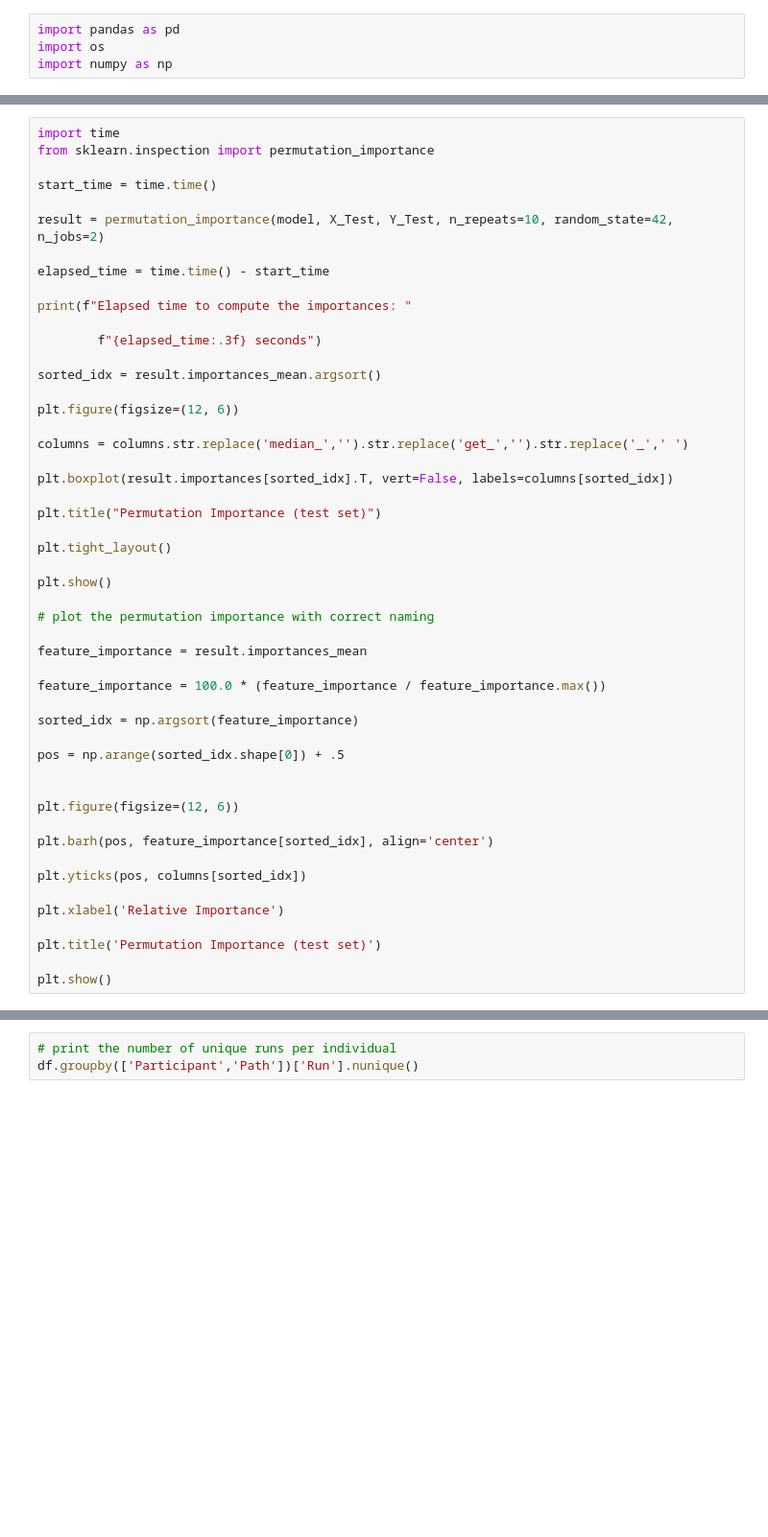
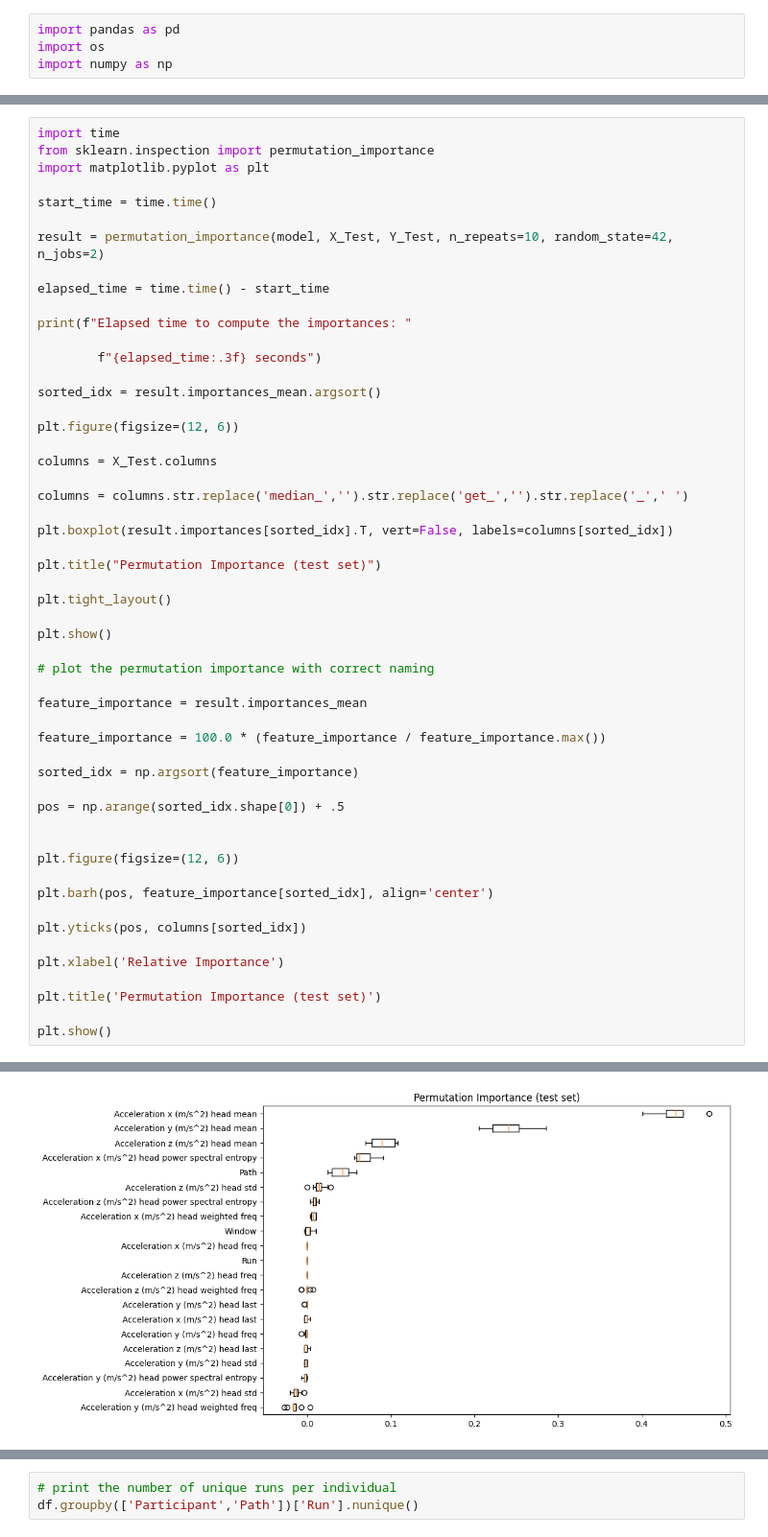
Before and after one commit to michelexyz/ML4QS-bike-user-recognition, a Jupyter notebook: train_Models.ipynb, the cells around one changed output, grey strips where cells are left out. Shown: that part at 96% size. Cells and saved outputs as stored; diff of their text form; blank space fills up the shorter version.

```diff
--- a/train_Models.ipynb
+++ b/train_Models.ipynb
@@ -142,6 +237,7 @@ sns.heatmap(cm,annot=True)
 # %%
 import time
 from sklearn.inspection import permutation_importance
+import matplotlib.pyplot as plt
 
 start_time = time.time()
 
@@ -156,6 +252,8 @@ print(f"Elapsed time to compute the importances: "
 sorted_idx = result.importances_mean.argsort()
 
 plt.figure(figsize=(12, 6))
+
+columns = X_Test.columns
 
 columns = columns.str.replace('median_','').str.replace('get_','').str.replace('_',' ')
 
@@ -189,3 +287,4 @@ plt.xlabel('Relative Importance')
 plt.title('Permutation Importance (test set)')
 
 plt.show()
+# %% [output]
@@ -191,0 +292 @@ plt.show()
+[figure, added]
```
Also changed, not shown: parts of 19 cells of this notebook.
